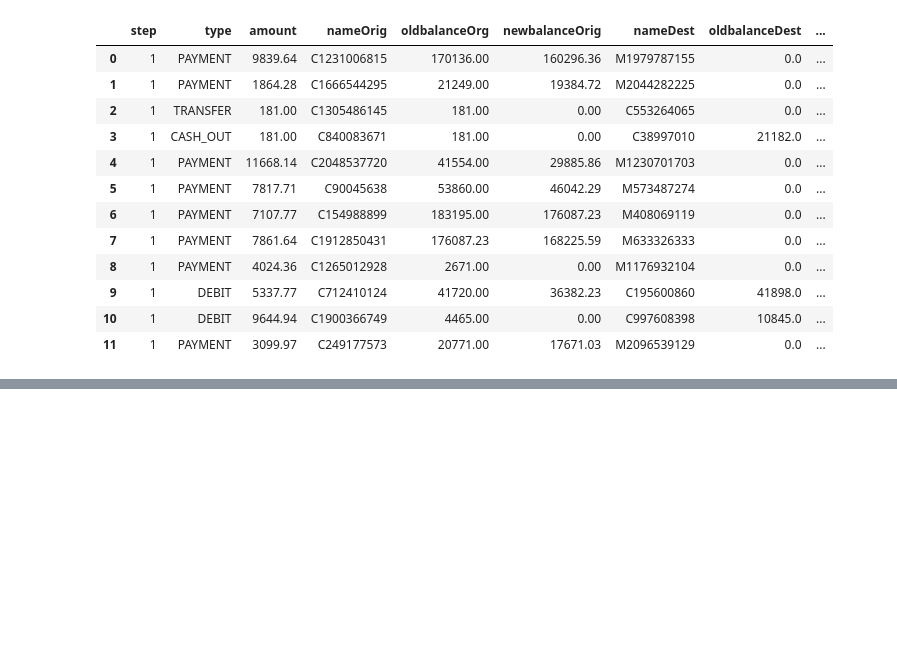
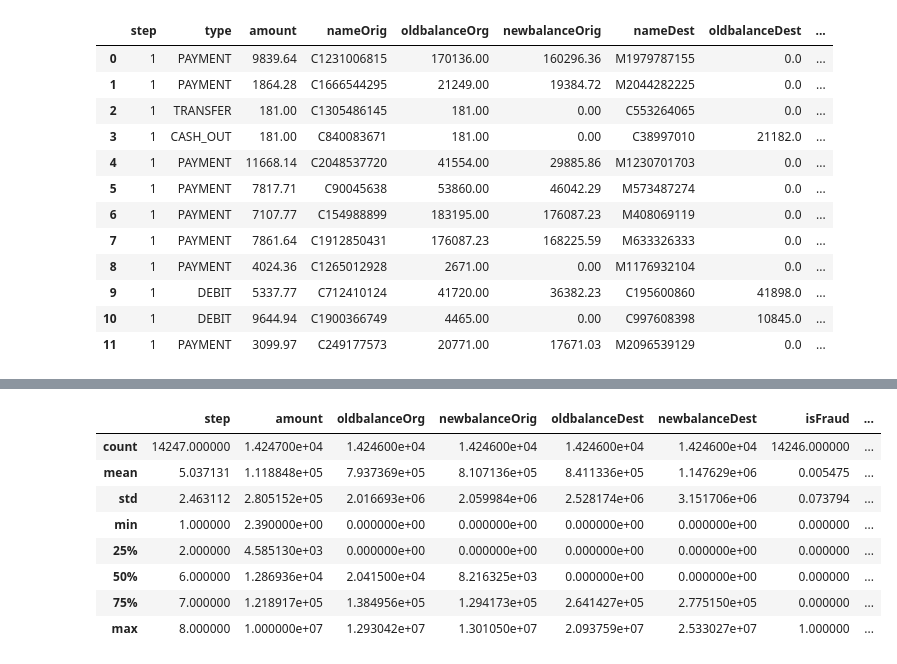
Before and after one commit to AliaF123/Fraud_Detection, a Jupyter notebook: Fraud_Detection.ipynb, the cells around one changed output, grey strips where cells are left out. Cells and saved outputs as stored; diff of their text form; code cells hidden in the pictures; blank space fills up the shorter version.

```diff
--- a/Fraud_Detection.ipynb
+++ b/Fraud_Detection.ipynb
@@ -5,7 +5,7 @@
 import pandas as pd
 import numpy as np
 # %%
-bank_data = pd.read_csv("../content/Transactions_Data.csv")
+df = pd.read_csv("../content/Transactions_Data.csv")
 # %%
 # to see the number of rows and coloumns
 bank_data.shape
@@ -30,0 +71,13 @@ bank_data.head(12)
+# %%
+
+bank_data.describe()
+# %% [output]
+|  | step | amount | oldbalanceOrg | newbalanceOrig | oldbalanceDest | newbalanceDest | isFraud | ... |
+| count | 14247.000000 | 1.424700e+04 | 1.424600e+04 | 1.424600e+04 | 1.424600e+04 | 1.424600e+04 | 14246.000000 | ... |
+| mean | 5.037131 | 1.118848e+05 | 7.937369e+05 | 8.107136e+05 | 8.411336e+05 | 1.147629e+06 | 0.005475 | ... |
+| std | 2.463112 | 2.805152e+05 | 2.016693e+06 | 2.059984e+06 | 2.528174e+06 | 3.151706e+06 | 0.073794 | ... |
+| min | 1.000000 | 2.390000e+00 | 0.000000e+00 | 0.000000e+00 | 0.000000e+00 | 0.000000e+00 | 0.000000 | ... |
+| 25% | 2.000000 | 4.585130e+03 | 0.000000e+00 | 0.000000e+00 | 0.000000e+00 | 0.000000e+00 | 0.000000 | ... |
+| 50% | 6.000000 | 1.286936e+04 | 2.041500e+04 | 8.216325e+03 | 0.000000e+00 | 0.000000e+00 | 0.000000 | ... |
+| 75% | 7.000000 | 1.218917e+05 | 1.384956e+05 | 1.294173e+05 | 2.641427e+05 | 2.775150e+05 | 0.000000 | ... |
+| max | 8.000000 | 1.000000e+07 | 1.293042e+07 | 1.301050e+07 | 2.093759e+07 | 2.533027e+07 | 1.000000 | ... |
```
Also changed, not shown: parts of 7 cells of this notebook.
